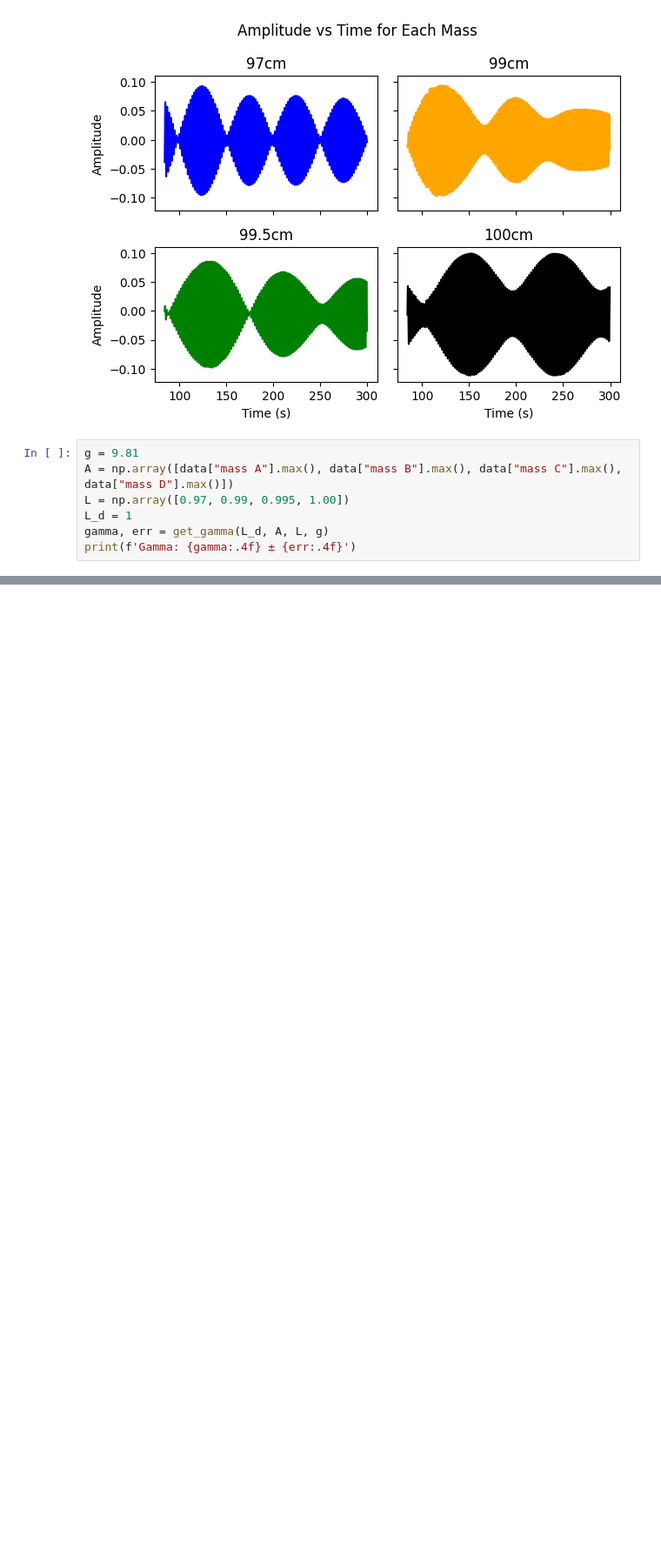
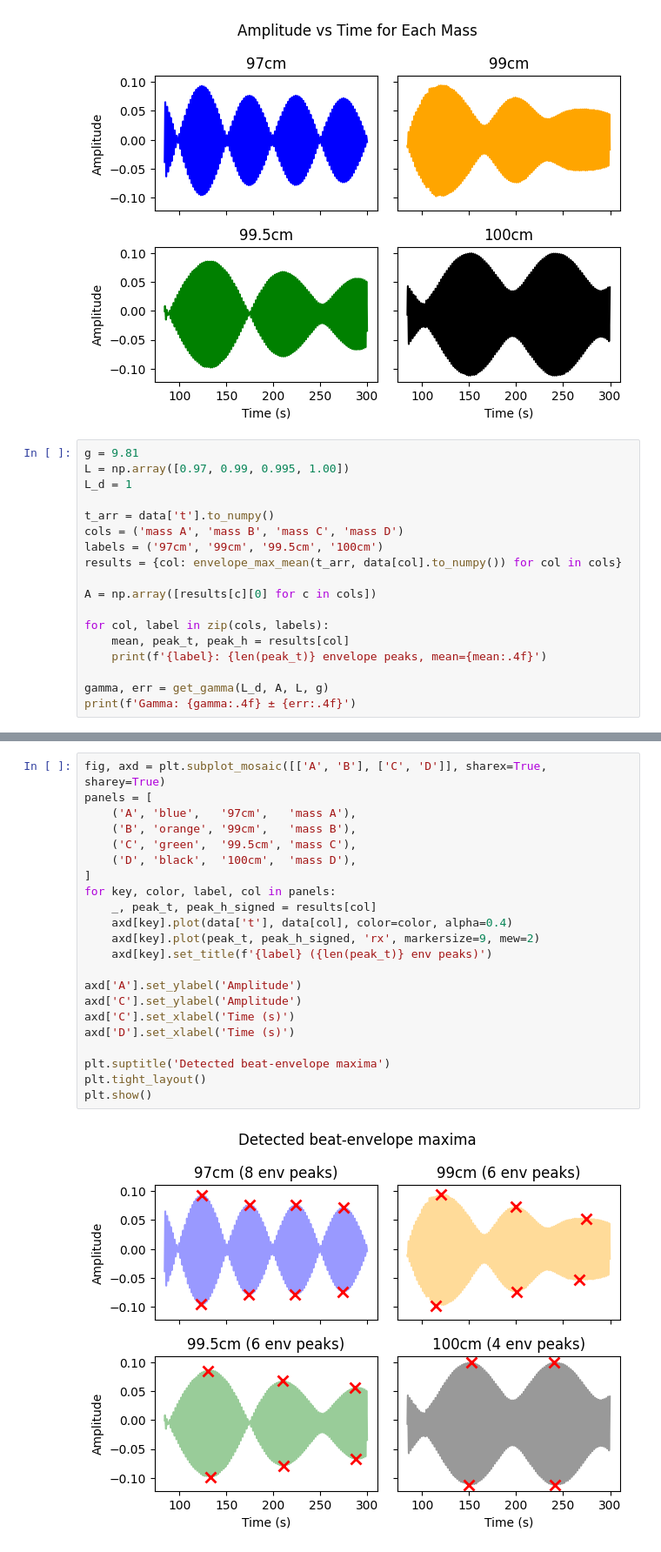
Before and after one commit to kij1n/physics-data-analysis, a Jupyter notebook: sessions/session4.ipynb, the cells around one changed output, grey strips where cells are left out. Shown at 87% size. Cells and saved outputs as stored; diff of their text form; blank space fills up the shorter version.

Commit message:
resonance curve looks like shit

```diff
--- a/sessions/session4.ipynb
+++ b/sessions/session4.ipynb
@@ -56,9 +56,20 @@ plt.show()
 [figure]
 # %%
 g = 9.81
-A = np.array([data["mass A"].max(), data["mass B"].max(), data["mass C"].max(), data["mass D"].max()])
 L = np.array([0.97, 0.99, 0.995, 1.00])
 L_d = 1
+
+t_arr = data['t'].to_numpy()
+cols = ('mass A', 'mass B', 'mass C', 'mass D')
+labels = ('97cm', '99cm', '99.5cm', '100cm')
+results = {col: envelope_max_mean(t_arr, data[col].to_numpy()) for col in cols}
+
+A = np.array([results[c][0] for c in cols])
+
+for col, label in zip(cols, labels):
+    mean, peak_t, peak_h = results[col]
+    print(f'{label}: {len(peak_t)} envelope peaks, mean={mean:.4f}')
+
 gamma, err = get_gamma(L_d, A, L, g)
 print(f'Gamma: {gamma:.4f} ± {err:.4f}')
 # %% [output]
@@ -68,0 +84,24 @@ Gamma: 0.2328 ± 0.1454
+# %%
+fig, axd = plt.subplot_mosaic([['A', 'B'], ['C', 'D']], sharex=True, sharey=True)
+panels = [
+    ('A', 'blue',   '97cm',   'mass A'),
+    ('B', 'orange', '99cm',   'mass B'),
+    ('C', 'green',  '99.5cm', 'mass C'),
+    ('D', 'black',  '100cm',  'mass D'),
+]
+for key, color, label, col in panels:
+    _, peak_t, peak_h_signed = results[col]
+    axd[key].plot(data['t'], data[col], color=color, alpha=0.4)
+    axd[key].plot(peak_t, peak_h_signed, 'rx', markersize=9, mew=2)
+    axd[key].set_title(f'{label} ({len(peak_t)} env peaks)')
+
+axd['A'].set_ylabel('Amplitude')
+axd['C'].set_ylabel('Amplitude')
+axd['C'].set_xlabel('Time (s)')
+axd['D'].set_xlabel('Time (s)')
+
+plt.suptitle('Detected beat-envelope maxima')
+plt.tight_layout()
+plt.show()
+# %% [output]
+[figure, added]
```
Also changed, not shown: parts of 4 cells of this notebook, 2 other files.
